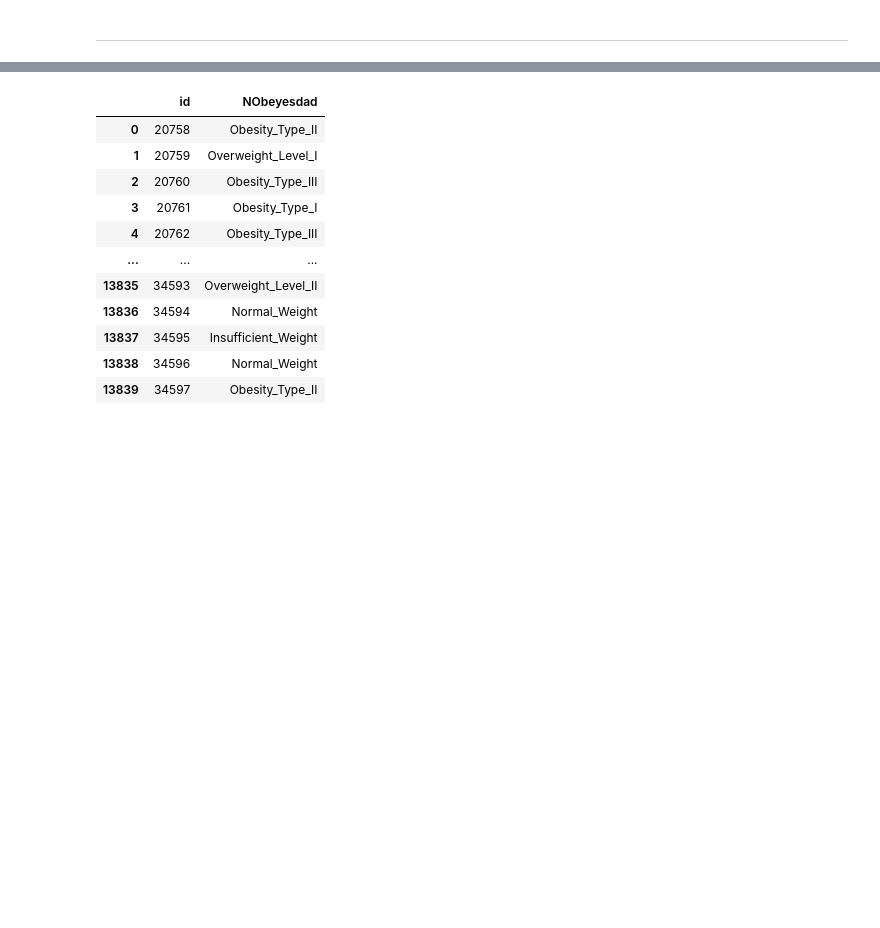
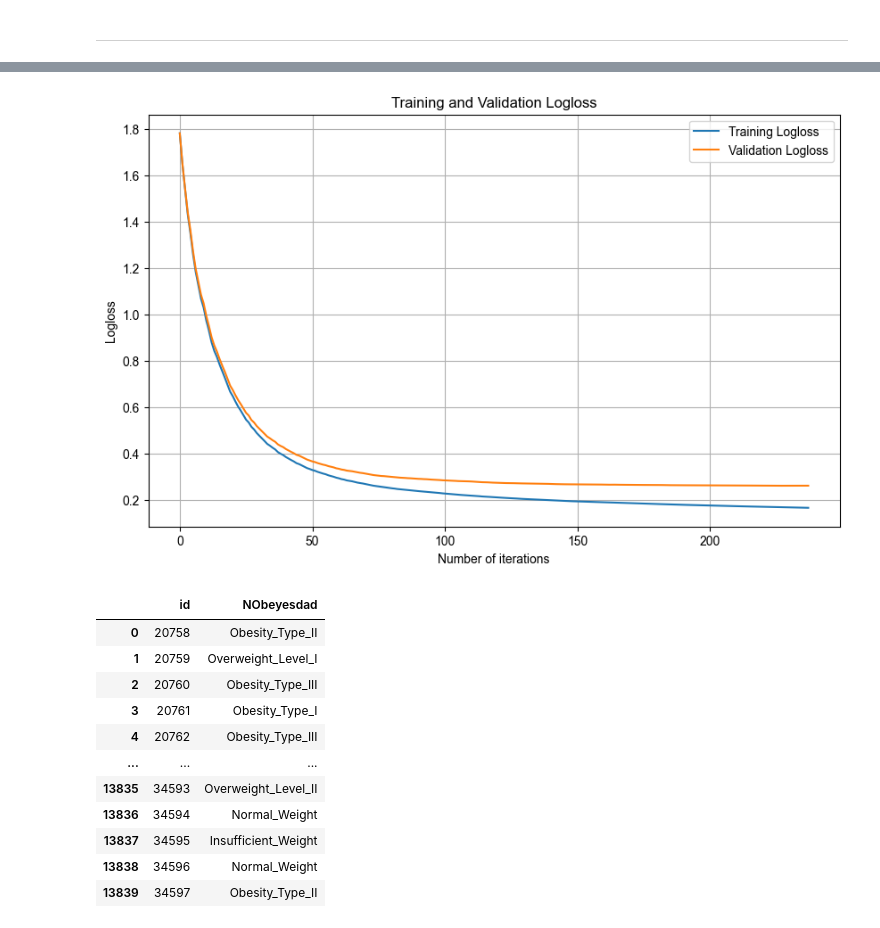
Before and after one commit to jonggu12/OBESITY_RISK, a Jupyter notebook: code/02_4. xgboost copy.ipynb, the cells around one changed output, grey strips where cells are left out. Saved outputs shown, nothing was run; the diff lists cells and outputs as text; code cells hidden in the pictures; blank space fills up the shorter version.

```diff
--- a/code/02_4. xgboost copy.ipynb
+++ b/code/02_4. xgboost copy.ipynb
@@ -474,9 +484,9 @@ xgb_best_params = {
     'random_state': 42
 }
 
-
+evals = [(X_tr,y_tr), (X_val,y_val)]
 xgb_model = XGBClassifier(**xgb_best_params)
-xgb_model.fit(X_tr, y_tr, early_stopping_rounds=10, eval_set=[(X_val, y_val)], verbose=True)
+xgb_model.fit(X_tr, y_tr, early_stopping_rounds=10, eval_set=evals, verbose=True)
 
 
 print(classification_report(y_test, xgb_model.predict(X_test))) # 테스트 데이터로 정확도 확인
@@ -504,6 +522,28 @@ print(classification_report(y_test, xgb_model.predict(X_test))) # 테스트 데
     accuracy                           0.91      4152
    macro avg       0.90      0.90      0.90      4152
 weighted avg       0.91      0.91      0.91      4152
+# %%
+import matplotlib.pyplot as plt
+
+# 훈련 과정에서 반환된 결과
+evals_result = xgb_model.evals_result_
+
+# 훈련 세트와 검증 세트의 손실 값 가져오기
+train_loss = evals_result['validation_0']['mlogloss']
+val_loss = evals_result['validation_1']['mlogloss']
+
+# 그래프 그리기
+plt.figure(figsize=(10, 6))
+plt.plot(train_loss, label='Training Logloss')
+plt.plot(val_loss, label='Validation Logloss')
+plt.xlabel('Number of iterations')
+plt.ylabel('Logloss')
+plt.title('Training and Validation Logloss')
+plt.legend()
+plt.grid(True)
+plt.show()
+# %% [output]
+[figure, added]
 # %%
 Y_PRED = xgb_model.predict(X_sub)
 Y_PRED_decoded = le.inverse_transform(Y_PRED) # 디코딩
```
Also changed, not shown: parts of 4 cells of this notebook, 1 other file.
